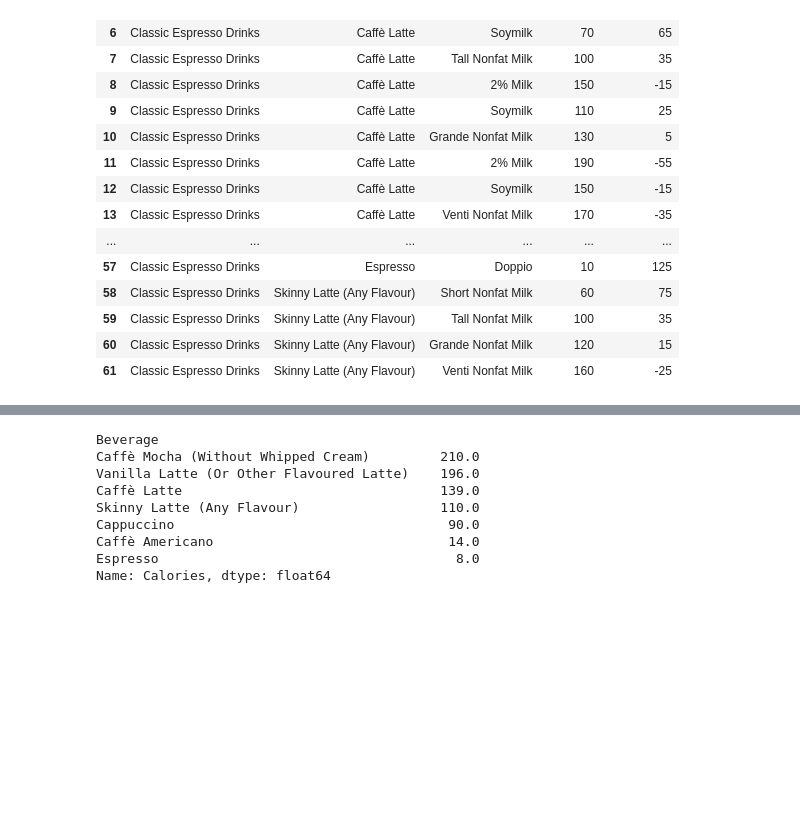
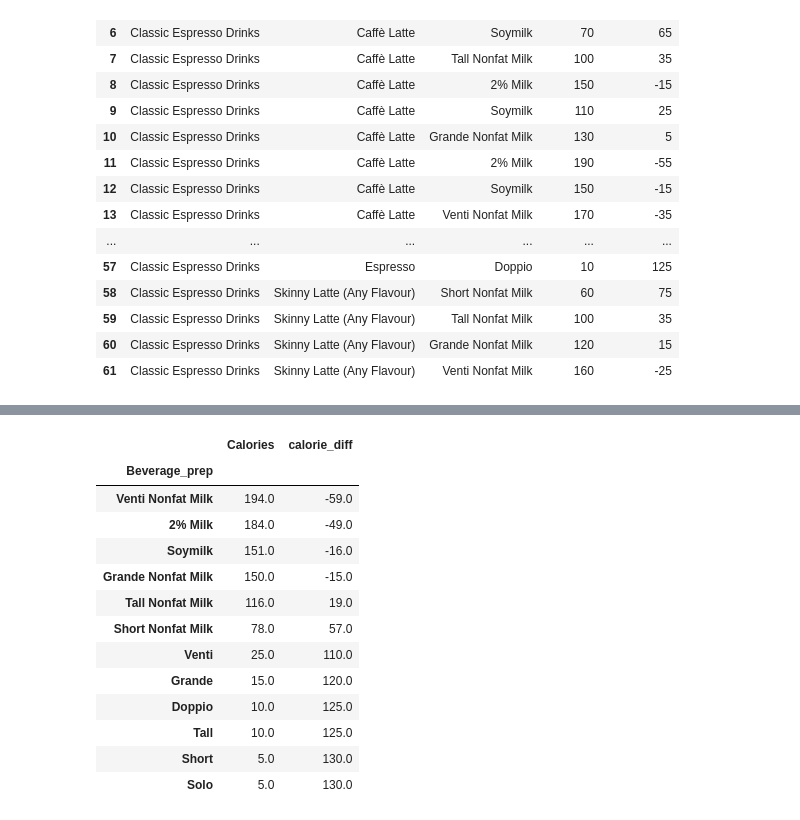
Before and after one commit to pjbateman/codeclan_homework_paul, a Jupyter notebook: week_12/day2/4_homework/python_analysis_homework.ipynb, the cells around one changed output, grey strips where cells are left out. Saved outputs shown, nothing was run; the diff lists cells and outputs as text; code cells hidden in the pictures; blank space fills up the shorter version.

```diff
--- a/week_12/day2/4_homework/python_analysis_homework.ipynb
+++ b/week_12/day2/4_homework/python_analysis_homework.ipynb
@@ -198,12 +234,17 @@ Name: Calories, dtype: float64
 # %%
-espresso_drinks.groupby("Beverage")["Calories"].mean().round().sort_values(ascending = False)
+espresso_drinks.groupby("Beverage_prep").mean().round().sort_values(by = 'Calories', ascending = False)
 # %% [output]
-Beverage
-Caffè Mocha (Without Whipped Cream)         210.0
-Vanilla Latte (Or Other Flavoured Latte)    196.0
-Caffè Latte                                 139.0
-Skinny Latte (Any Flavour)                  110.0
-Cappuccino                                   90.0
-Caffè Americano                              14.0
-Espresso                                      8.0
-Name: Calories, dtype: float64
+|  | Calories | calorie_diff |
+| Beverage_prep |  |  |
+| Venti Nonfat Milk | 194.0 | -59.0 |
+| 2% Milk | 184.0 | -49.0 |
+| Soymilk | 151.0 | -16.0 |
+| Grande Nonfat Milk | 150.0 | -15.0 |
+| Tall Nonfat Milk | 116.0 | 19.0 |
+| Short Nonfat Milk | 78.0 | 57.0 |
+| Venti | 25.0 | 110.0 |
+| Grande | 15.0 | 120.0 |
+| Doppio | 10.0 | 125.0 |
+| Tall | 10.0 | 125.0 |
+| Short | 5.0 | 130.0 |
+| Solo | 5.0 | 130.0 |
```
Also changed, not shown: parts of 8 cells of this notebook, 2 other files.
